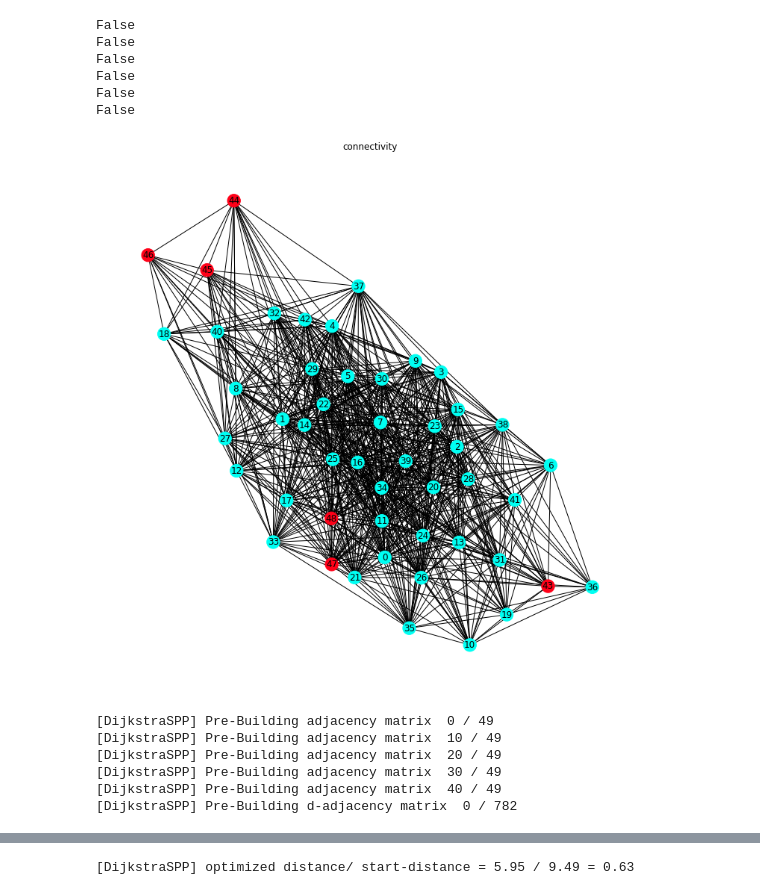
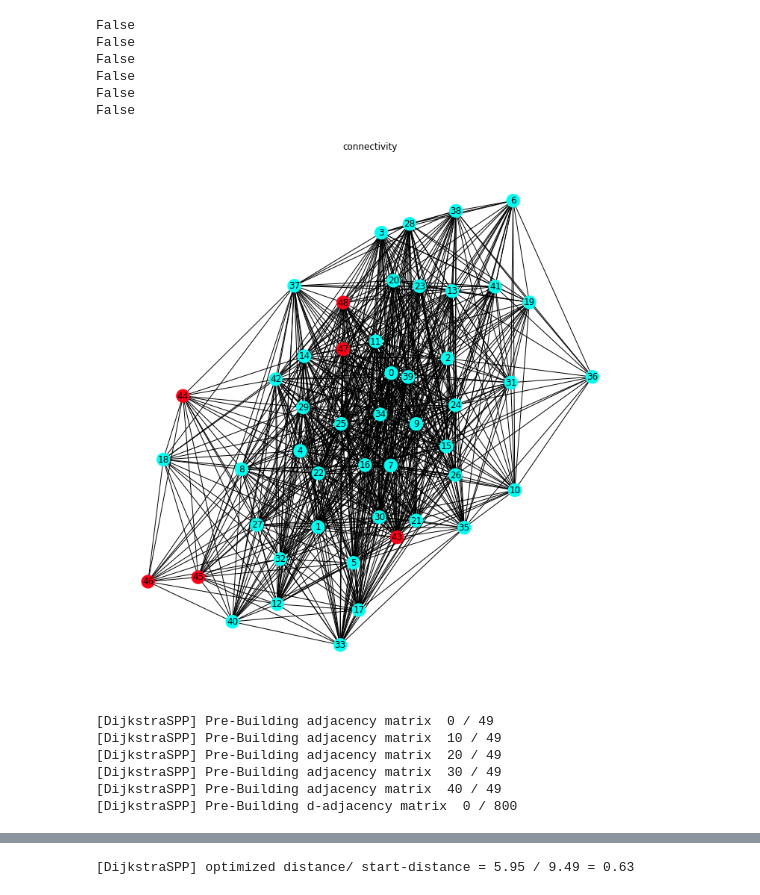
Before and after one commit to wernerpe/cvisiris_examples, a Jupyter notebook: 7dof_env_pathplanning_gcs.ipynb, the cells around one changed output, grey strips where cells are left out. Drawn from its saved outputs; the diff is of its cells as text; code cells hidden in the pictures.

```diff
--- a/7dof_env_pathplanning_gcs.ipynb
+++ b/7dof_env_pathplanning_gcs.ipynb
@@ -155,7 +168,7 @@ showres(poi[5])
 # %%
 import pickle
-path = 'logs/experiment_7dof_iiwa__1_1500_0.200greedy20230908201834'
-with open(path+'/data/it_5.pkl', 'rb') as f:
+path = 'logs/experiment_7dof_iiwa__1_1500_0.300greedy20230908201834'
+with open(path+'/data/it_2.pkl', 'rb') as f:
     data = pickle.load(f)
 
 regions = []
@@ -210,15 +223,15 @@ seq = [2,1,3,5,4,0,2]
 #     pickle.dump([ra, rb], f)
 # %%
 import pickle
-with open('rpoi_2shelf.pkl', 'rb') as f:
+with open('rpoi_3shelf.pkl', 'rb') as f:
     rpoilist = pickle.load(f)
 
 r_poi = []
 for ra, rb in zip(rpoilist[0], rpoilist[1]):
     r_poi.append(HPolyhedron(ra,rb))
-#     ra = [r.A() for r in r_poi]
-#     rb = [r.b() for r in r_poi]
-#     pickle.dump([ra, rb], f)
+    ra = [r.A() for r in r_poi]
+    rb = [r.b() for r in r_poi]
+    #pickle.dump([ra, rb], f)
 # %%
 import networkx as nx
 import matplotlib.pyplot as plt
@@ -263,8 +276,7 @@ with open(dsppname, 'rb') as f:
 # dsppname = "7dofnew_dspp.pkl"
 # with open(dsppname, 'wb') as f:
 #     pickle.dump(dspp, f)
-def densify_waypoints(waypoints_q):
-    densify = 200
+def densify_waypoints(waypoints_q, densify = 200):
     dists = []
     dense_waypoints = []
     for idx in range(len(waypoints_q[:-1])):
@@ -286,34 +298,34 @@ def densify_waypoints(waypoints_q):
             dists_endeff.append(np.linalg.norm(locs_endeff[i]- locs_endeff[i+1]))
         d = np.sum(dists_endeff)
         #print(d * densify)
         t = np.linspace(1,0,int(densify*d))
         for tval in t:
             dense_waypoints.append(waypoints_q[idx]*tval + waypoints_q[idx+1]*(1-tval))
     return dense_waypoints
 
 def plot_endeff_traj_s(dense,name = '', color = (1,0,0,1)):
     plot_endeff_traj(np.array([Ratfk.ComputeQValue(w,np.zeros(7)) for w in dense]), name, color)
 
 def plot_endeff_traj(dense_waypoints, name = '', color= (1,0,0,1)):
     color = Rgba(color[0], color[1], color[2], color[3])
     start_idx = 0
     for i, qa in enumerate(dense_waypoints):
         #qa = Ratfk.ComputeQValue(ta, np.zeros(7))
         #showres(qa)
         #time.sleep(0.1)
         plant.SetPositions(plant_context, qa)
         tf_tot= plant.EvalBodyPoseInWorld(plant_context, plant.get_body(pydrake.multibody.tree.BodyIndex(9)))
         tf = tf_tot.translation() + tf_tot.GetAsMatrix4()[:3,:3][:,1] *0.13
 
         meshcat.SetObject(f"/iris/points/traj/{name}/{i+start_idx}",
                                Sphere(0.01),
                                color)
 
         meshcat.SetTransform(f"/iris/points/traj/{name}/{i+start_idx}",
                                    RigidTransform(RotationMatrix(),
                                                   tf))
 # %% [output]
-[figure, old version]
+[figure, new version]
 # %%
 def conversion_dummy(q):
     return q
@@ -333,7 +345,7 @@ with open(dsppname, 'wb') as f:
 [DijkstraSPP] Pre-Building adjacency matrix  20 / 49
 [DijkstraSPP] Pre-Building adjacency matrix  30 / 49
 [DijkstraSPP] Pre-Building adjacency matrix  40 / 49
-[DijkstraSPP] Pre-Building d-adjacency matrix  0 / 782
+[DijkstraSPP] Pre-Building d-adjacency matrix  0 / 800
 # %%
 colors = [(1,0,0,1),(1,1,0,1),
 (0,1,0,1),
```
Also changed, not shown: parts of 8 cells of this notebook, 27 other files.
